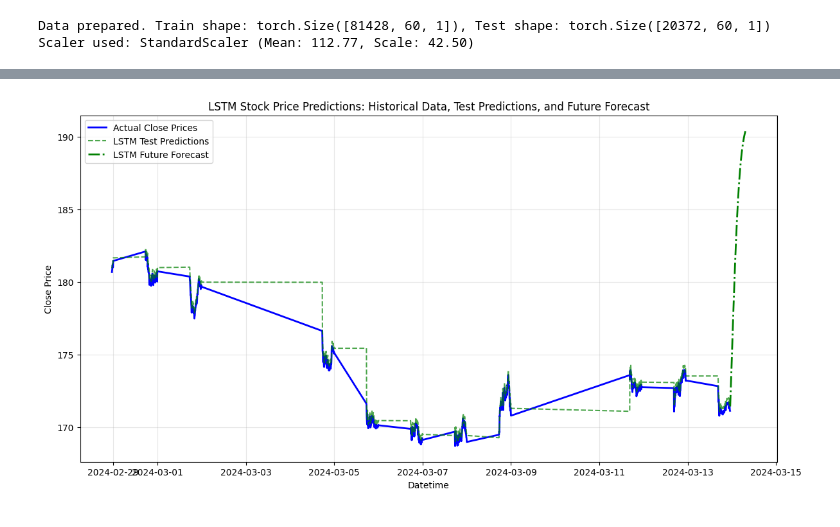
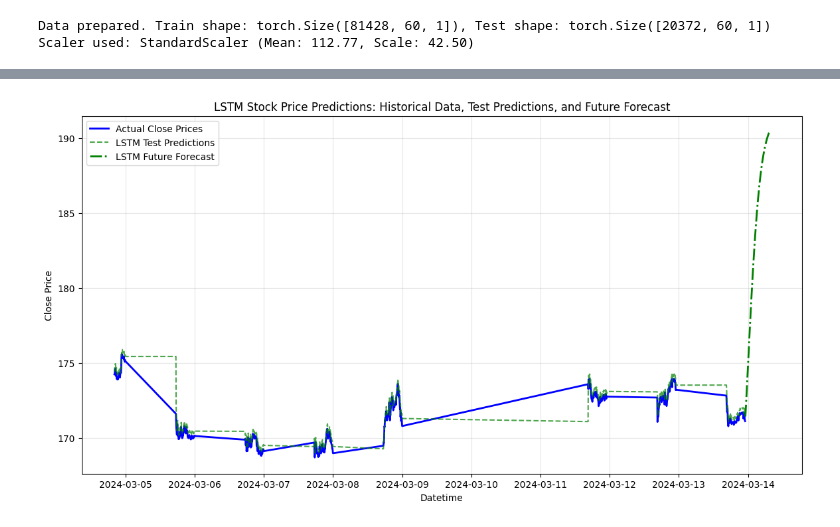
Before and after one commit to JacksonWung/CIS545_Repo, a Jupyter notebook: notebooks/03_Model_Training copy.ipynb, the cells around one changed output, grey strips where cells are left out. Drawn from its saved outputs; the diff is of its cells as text; code cells hidden in the pictures.

```diff
--- a/notebooks/新03_Model_Training copy.ipynb
+++ b/notebooks/03_Model_Training copy.ipynb
@@ -611,15 +611,15 @@ plt.show()
 # %%
 # Plot LSTM predictions: historical data, test predictions, and future forecast
-last_n = 800
+last_n = 600
 plt.figure(figsize=(14, 7))
 plt.plot(close_prices.index[-last_n:], close_prices.iloc[-last_n:], label='Actual Close Prices', color='blue', linewidth=2)
 plt.plot(lstm_test_series.index[-last_n:], lstm_test_series[-last_n:], label='LSTM Test Predictions', color='green', linestyle='--', alpha=0.7)
 plt.plot(lstm_forecast_series.index[-last_n:], lstm_forecast_series[-last_n:], label='LSTM Future Forecast', color='green', linestyle='-.', linewidth=2)
 plt.title('LSTM Stock Price Predictions: Historical Data, Test Predictions, and Future Forecast')
 plt.xlabel('Datetime')
 plt.ylabel('Close Price')
 plt.legend()
 plt.grid(True, alpha=0.3)
 plt.show()
 # %% [output]
-[figure, old version]
+[figure, new version]
```
Also changed, not shown: parts of 2 cells of this notebook, 1 other file.
